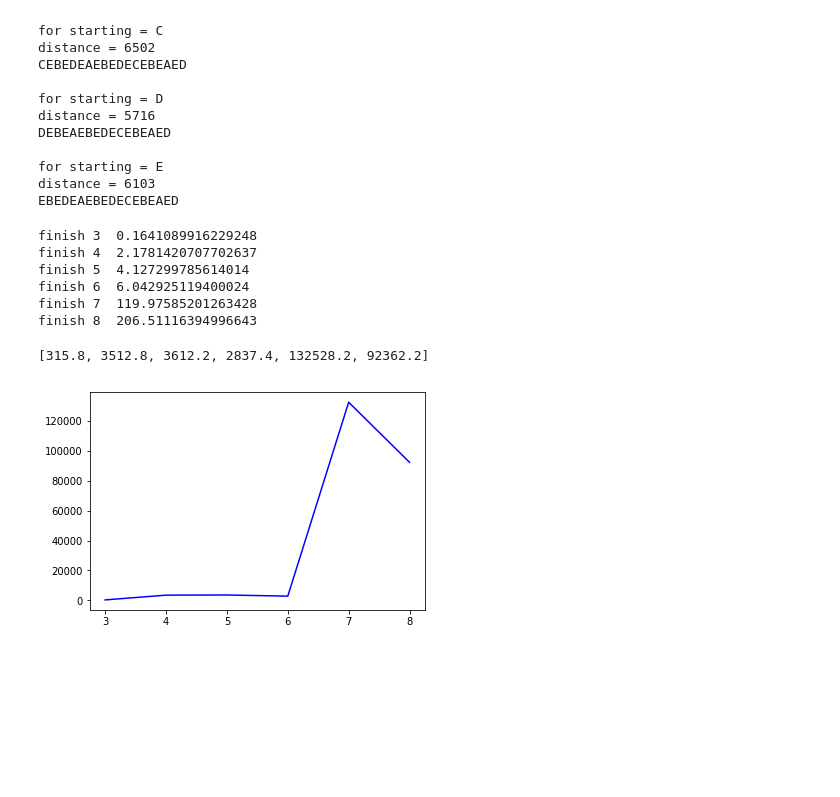
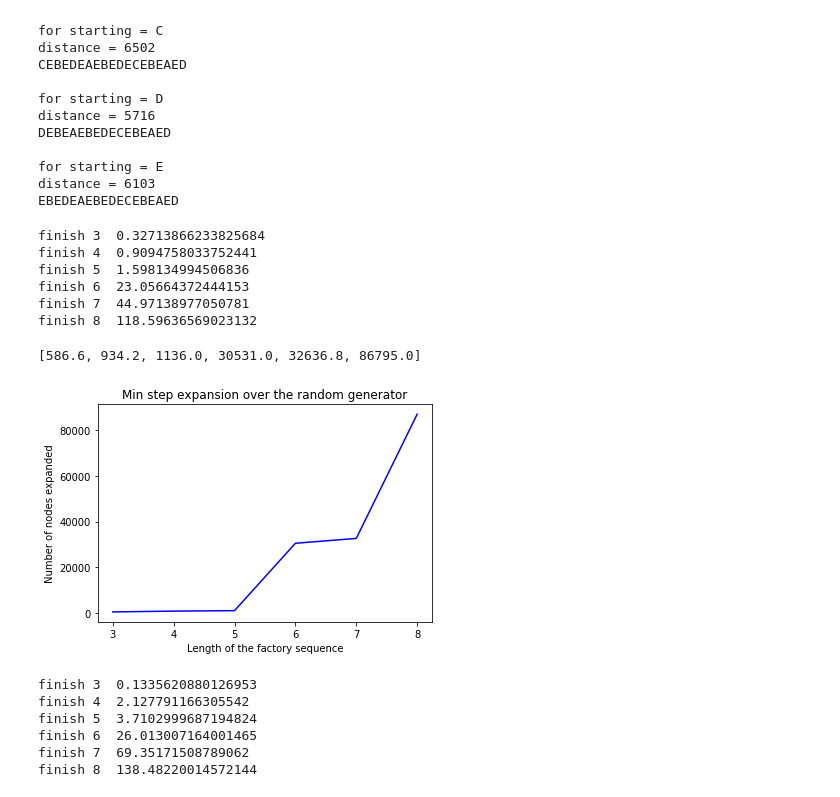
Before and after one commit to crispyricky/Artificial-Intelligent-Python, a Jupyter notebook: MP2/1.1 Siping/1.1 Refined.ipynb, the cells around one changed output. Saved outputs shown, nothing was run; the diff lists cells and outputs as text; code cells hidden in the pictures; blank space fills up the shorter version.

```diff
--- a/MP2/1.1 Siping/1.1 Refined.ipynb
+++ b/MP2/1.1 Siping/1.1 Refined.ipynb
@@ -73,9 +73,10 @@ def h_min_dis(node,factory,W):
     table2 = table2.T
     fscore = 0
     for num, i in enumerate (table):
-        if table2[num].sum() != 0:
-            fscore=fscore+Distance[fac_dict[temp]][fac_dict[mp[temp]]]
-            temp = mp[temp]
+        if num < (len(table2)):
+            if table2[num].sum() != 0:
+                fscore=fscore+Distance[fac_dict[temp]][fac_dict[mp[temp]]]
+                temp = mp[temp]
         for j in range(len(i)):
             if i[j] == 1:
                 if W[num+1][j+1] == factory: i[j] = i[j] - 1
@@ -257,19 +258,22 @@ for N in range(3,9):
     total.append(temp/len(Starting_Point))
     print('finish',N,'',time.time()-start)
 # %% [output]
-finish 3  0.1641089916229248
-finish 4  2.1781420707702637
-finish 5  4.127299785614014
-finish 6  6.042925119400024
-finish 7  119.97585201263428
-finish 8  206.51116394996643
+finish 3  0.32713866233825684
+finish 4  0.9094758033752441
+finish 5  1.598134994506836
+finish 6  23.05664372444153
+finish 7  44.97138977050781
+finish 8  118.59636569023132
 # %%
 total
 # %% [output]
-[315.8, 3512.8, 3612.2, 2837.4, 132528.2, 92362.2]
+[586.6, 934.2, 1136.0, 30531.0, 32636.8, 86795.0]
 # %%
 plt.plot(list(range(3,9)), total, 'b')
 plt.axis()
+plt.xlabel('Length of the factory sequence')
+plt.ylabel('Number of nodes expanded')
+plt.title('Min step expansion over the random generator')
 plt.show()
 # %% [output]
-[figure, old version]
+[figure, new version]
@@ -278,2 +280,23 @@ list(range(3,9))
+# %%
+total = []
+N = 8
+start = time.time()
+for N in range(3,9):
+#     for i in range(50):
+    temp = 0
+    W = random_generator(N)
+#         pprint.pprint(W)
+    for t in Starting_Point:
+        retv,ndexpnd = A_star(t,h_min_dis,get_gscore_dist,N = N, W = W)
+        temp = temp + ndexpnd
+    total.append(temp/len(Starting_Point))
+    print('finish',N,'',time.time()-start)
+# %% [output]
+finish 3  0.1335620880126953
+finish 4  2.127791166305542
+finish 5  3.7102999687194824
+finish 6  26.013007164001465
+finish 7  69.35171508789062
+finish 8  138.48220014572144
 # %%
 res = [289.8, 803.4, 5632.4, 3704.6, 22579.6, 166241.4]
```
Also changed, not shown: parts of 2 cells of this notebook, 3 other files.
